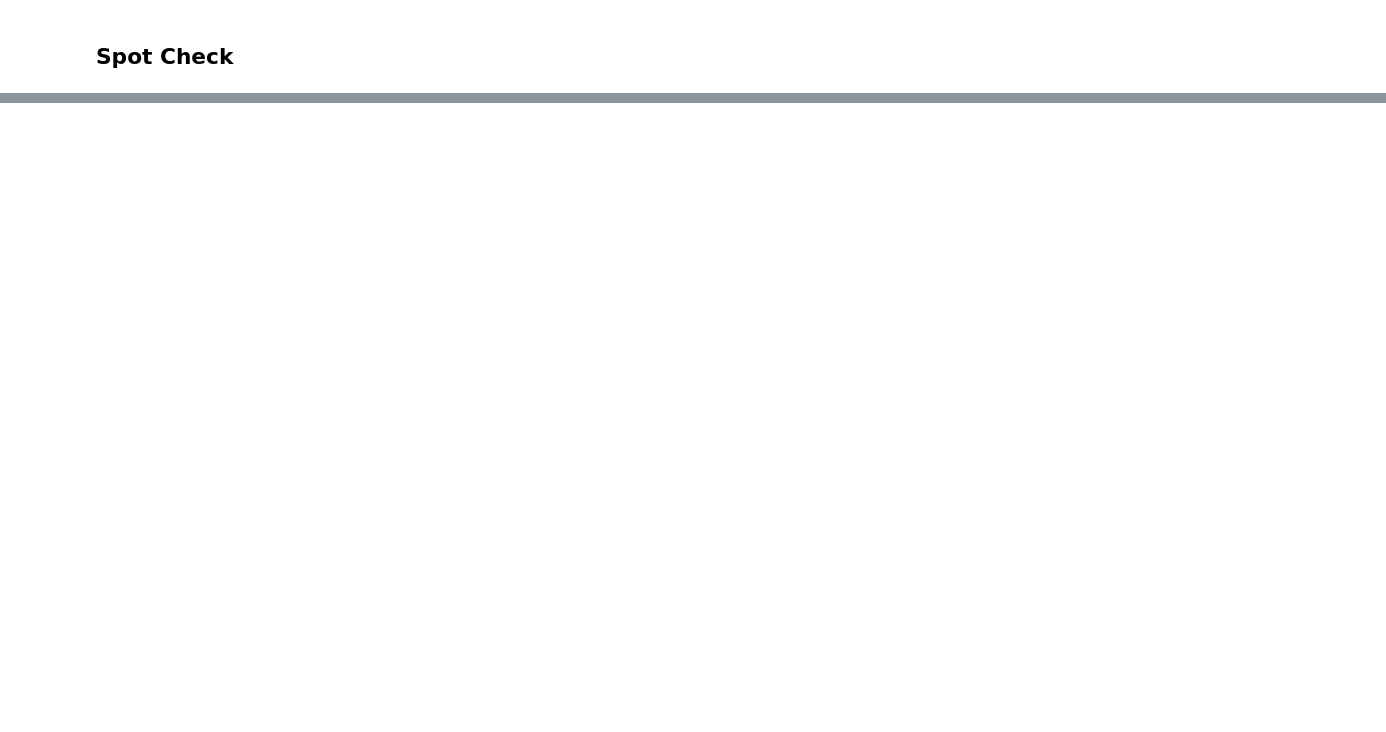
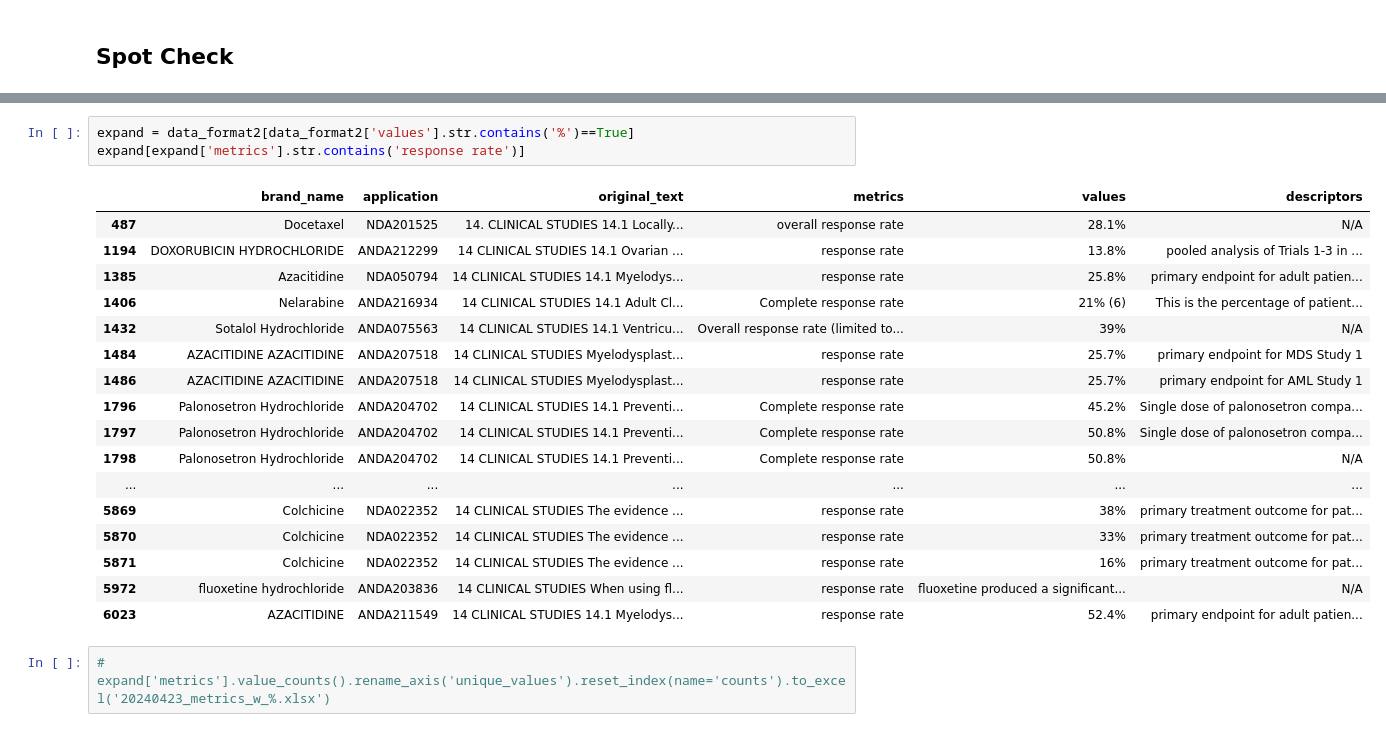
Before and after one commit to GenomicMedLab/fda-nlp, a Jupyter notebook: DGIdb/random-test/process-data.ipynb, the cells around one changed output, grey strips where cells are left out. Drawn from its saved outputs; the diff is of its cells as text; blank space fills up the shorter version.

Commit message:
feat: annotated and bucketed data from a test run, + graphs

```diff
--- a/DGIdb/random-test/process-data.ipynb
+++ b/DGIdb/random-test/process-data.ipynb
@@ -267,0 +297,23 @@ Sleep latency : Reduced
+# %%
+expand = data_format2[data_format2['values'].str.contains('%')==True]
+expand[expand['metrics'].str.contains('response rate')]
+# %% [output]
+|  | brand_name | application | original_text | metrics | values | descriptors |
+| 487 | Docetaxel | NDA201525 | 14. CLINICAL STUDIES 14.1 Locally... | overall response rate | 28.1% | N/A |
+| 1194 | DOXORUBICIN HYDROCHLORIDE | ANDA212299 | 14 CLINICAL STUDIES 14.1 Ovarian ... | response rate | 13.8% | pooled analysis of Trials 1-3 in ... |
+| 1385 | Azacitidine | NDA050794 | 14 CLINICAL STUDIES 14.1 Myelodys... | response rate | 25.8% | primary endpoint for adult patien... |
+| 1406 | Nelarabine | ANDA216934 | 14 CLINICAL STUDIES 14.1 Adult Cl... | Complete response rate | 21% (6) | This is the percentage of patient... |
+| 1432 | Sotalol Hydrochloride | ANDA075563 | 14 CLINICAL STUDIES 14.1 Ventricu... | Overall response rate (limited to... | 39% | N/A |
+| 1484 | AZACITIDINE AZACITIDINE | ANDA207518 | 14 CLINICAL STUDIES Myelodysplast... | response rate | 25.7% | primary endpoint for MDS Study 1 |
+| 1486 | AZACITIDINE AZACITIDINE | ANDA207518 | 14 CLINICAL STUDIES Myelodysplast... | response rate | 25.7% | primary endpoint for AML Study 1 |
+| 1796 | Palonosetron Hydrochloride | ANDA204702 | 14 CLINICAL STUDIES 14.1 Preventi... | Complete response rate | 45.2% | Single dose of palonosetron compa... |
+| 1797 | Palonosetron Hydrochloride | ANDA204702 | 14 CLINICAL STUDIES 14.1 Preventi... | Complete response rate | 50.8% | Single dose of palonosetron compa... |
+| 1798 | Palonosetron Hydrochloride | ANDA204702 | 14 CLINICAL STUDIES 14.1 Preventi... | Complete response rate | 50.8% | N/A |
+| ... | ... | ... | ... | ... | ... | ... |
+| 5869 | Colchicine | NDA022352 | 14 CLINICAL STUDIES The evidence ... | response rate | 38% | primary treatment outcome for pat... |
+| 5870 | Colchicine | NDA022352 | 14 CLINICAL STUDIES The evidence ... | response rate | 33% | primary treatment outcome for pat... |
+| 5871 | Colchicine | NDA022352 | 14 CLINICAL STUDIES The evidence ... | response rate | 16% | primary treatment outcome for pat... |
+| 5972 | fluoxetine hydrochloride | ANDA203836 | 14 CLINICAL STUDIES When using fl... | response rate | fluoxetine produced a significant... | N/A |
+| 6023 | AZACITIDINE | ANDA211549 | 14 CLINICAL STUDIES 14.1 Myelodys... | response rate | 52.4% | primary endpoint for adult patien... |
+# %%
+# expand['metrics'].value_counts().rename_axis('unique_values').reset_index(name='counts').to_excel('20240423_metrics_w_%.xlsx')
```
Also changed, not shown: parts of 11 cells of this notebook, 2 other files.
